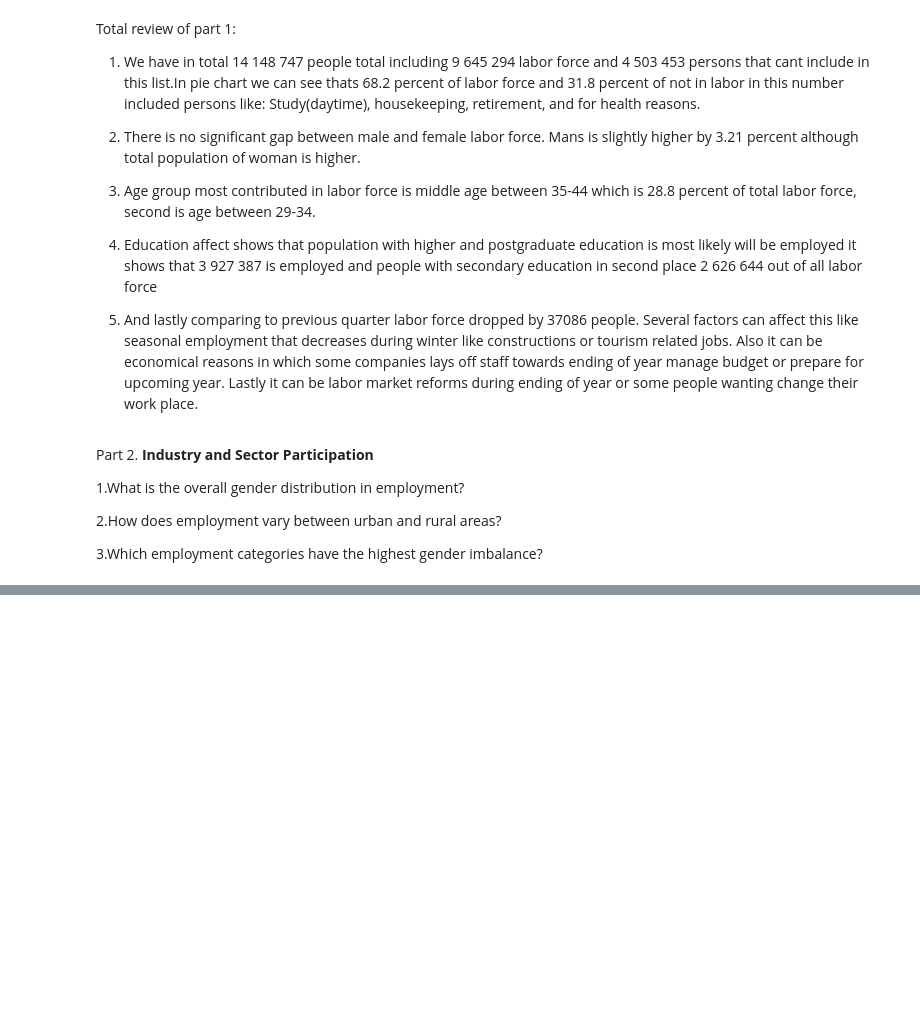
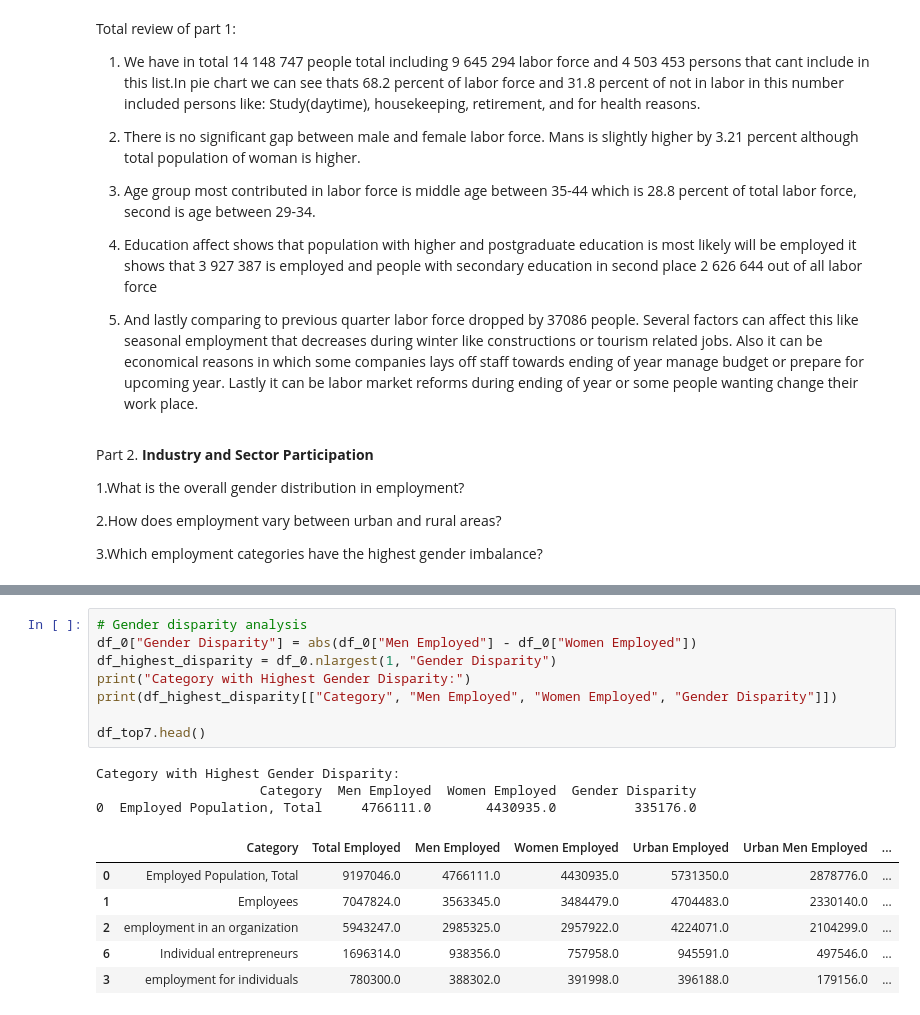
Before and after one commit to bochida/Economic-and-Employment-analysis-of-2024, a Jupyter notebook: python_analysis.ipynb, the cells around one changed output, grey strips where cells are left out. Saved outputs shown, nothing was run; the diff lists cells and outputs as text; blank space fills up the shorter version.

```diff
--- a/python_analysis.ipynb
+++ b/python_analysis.ipynb
@@ -269,0 +278,18 @@ ValueError: Length mismatch: Expected axis has 13 elements, new values have 10 e
+# %%
+# Gender disparity analysis
+df_0["Gender Disparity"] = abs(df_0["Men Employed"] - df_0["Women Employed"])
+df_highest_disparity = df_0.nlargest(1, "Gender Disparity")
+print("Category with Highest Gender Disparity:")
+print(df_highest_disparity[["Category", "Men Employed", "Women Employed", "Gender Disparity"]])
+
+df_top7.head()
+# %% [output]
+Category with Highest Gender Disparity:
+                     Category  Men Employed  Women Employed  Gender Disparity
+0  Employed Population, Total     4766111.0       4430935.0          335176.0
+|  | Category | Total Employed | Men Employed | Women Employed | Urban Employed | Urban Men Employed | ... |
+| 0 | Employed Population, Total | 9197046.0 | 4766111.0 | 4430935.0 | 5731350.0 | 2878776.0 | ... |
+| 1 | Employees | 7047824.0 | 3563345.0 | 3484479.0 | 4704483.0 | 2330140.0 | ... |
+| 2 | employment in an organization | 5943247.0 | 2985325.0 | 2957922.0 | 4224071.0 | 2104299.0 | ... |
+| 6 | Individual entrepreneurs | 1696314.0 | 938356.0 | 757958.0 | 945591.0 | 497546.0 | ... |
+| 3 | employment for individuals | 780300.0 | 388302.0 | 391998.0 | 396188.0 | 179156.0 | ... |
```
Also changed, not shown: parts of 4 cells of this notebook.
